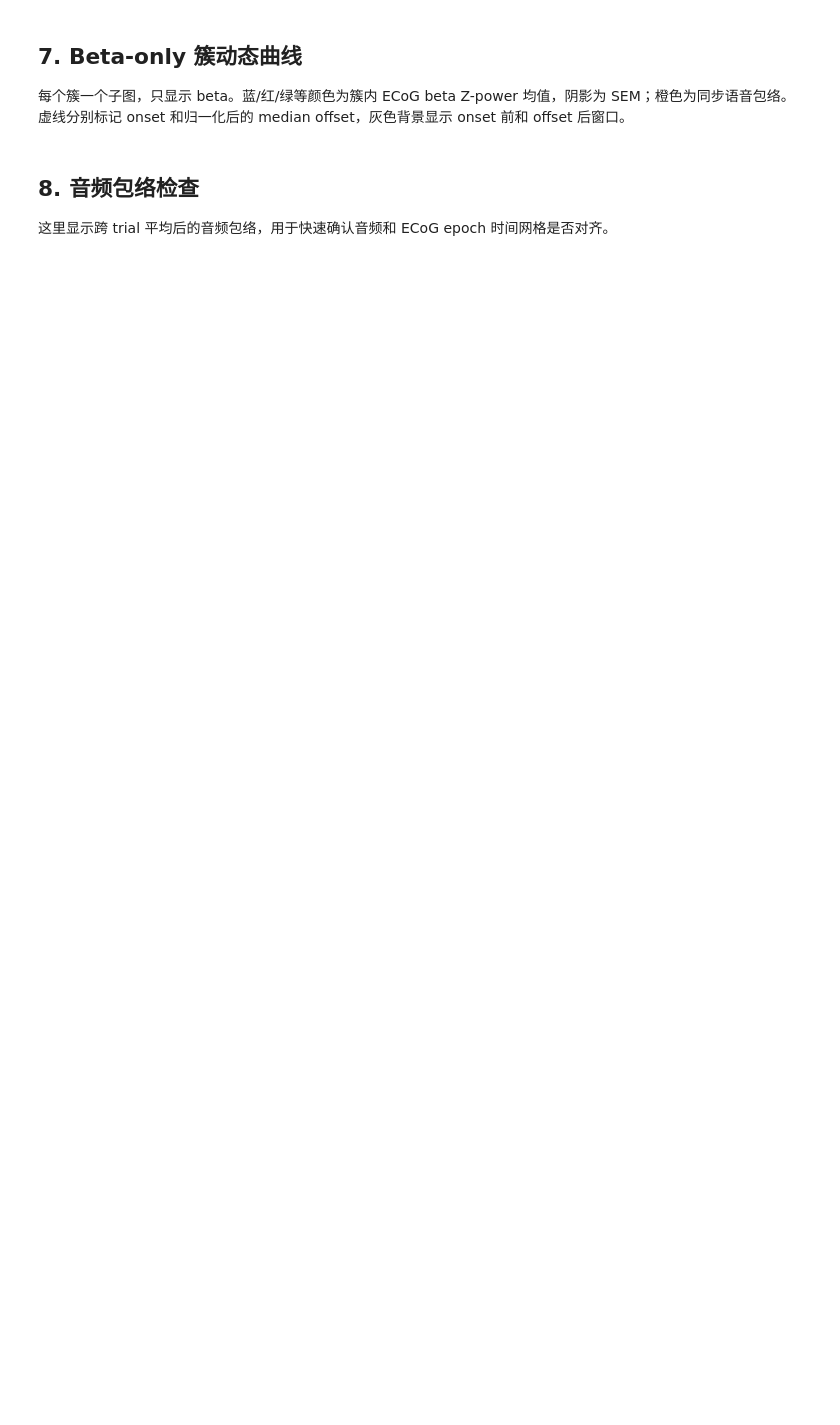
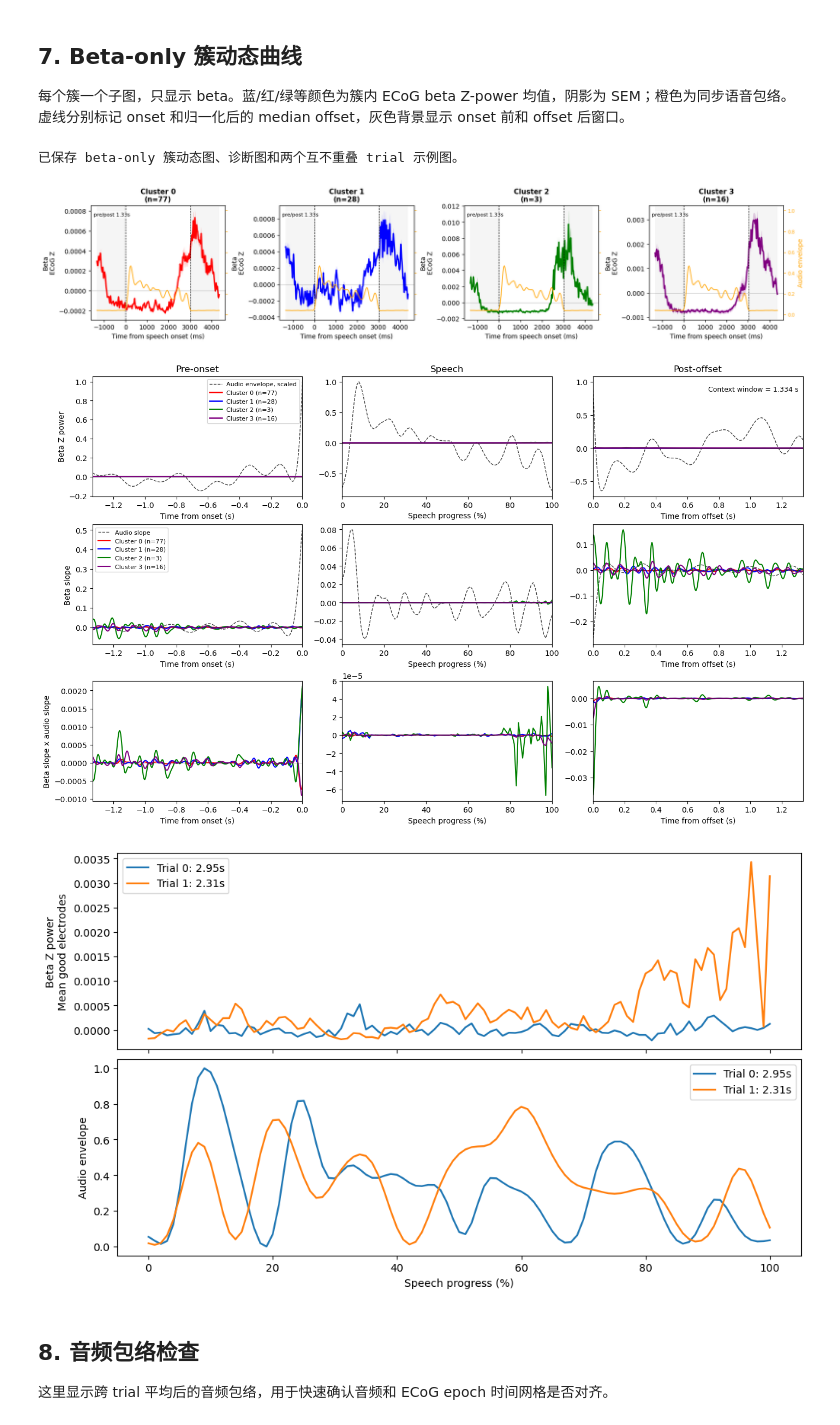
Before and after one commit to lirui1213/beta_cluster_pc, a Jupyter notebook: ECoG_3band_clustering_pipeline.ipynb, the cells around one changed output. Saved outputs shown, nothing was run; the diff lists cells and outputs as text; code cells hidden in the pictures; blank space fills up the shorter version.

```diff
--- a/ECoG_3band_clustering_pipeline.ipynb
+++ b/ECoG_3band_clustering_pipeline.ipynb
@@ -17,7 +17,7 @@ from pathlib import Path
 
 PROJECT_DIR = Path.cwd()
 if not (PROJECT_DIR / "audio_cross_3band_utils.py").is_file():
-    PROJECT_DIR = Path(r"E:\ECoG\Codex任务一\code\9.29test")
+    PROJECT_DIR = Path(r"I:\贝塔频带汇报-2026-10")
 
 os.environ.setdefault("_MNE_FAKE_HOME_DIR", str(PROJECT_DIR / ".mne-home"))
 os.environ.setdefault("MPLCONFIGDIR", str(PROJECT_DIR / ".mplconfig"))
@@ -49,6 +49,7 @@ from visualization import (
     plot_pca_clusters,
     plot_two_nonoverlapping_beta_trials,
     render_electrode_clusters,
+    render_selectable_electrode_class,
 )
 
 pd.set_option("display.max_columns", 30)
@@ -60,18 +63,20 @@ print(f"项目目录: {PROJECT_DIR}")
 
 通常只需要改这一格。`EVENT_SOURCE` 可以是包含 onset 和 offset 两列的 CSV/TSV/NPY，也可以只给 onset 数组并在 `OFFSET_SOURCE` 中提供 offset 数组。
 # %%
-WORKSPACE_ROOT = PROJECT_DIR.parent.parent
-SUBJECT_ID = "HS001"
-DATA_DIR = WORKSPACE_ROOT / "data" / SUBJECT_ID / "standardized"
+ECOG_DATA_ROOT = Path(r"I:\ECoG_data")
+SUBJECT_ID = "HS0015"
+BLOCK_ID = "B05"
+DATA_DIR = ECOG_DATA_ROOT / SUBJECT_ID / "blocks" / BLOCK_ID / "standardized"
+RECON_DIR = ECOG_DATA_ROOT / SUBJECT_ID / "recon"
 
-# HS001 数据路径。
+# HS0016 B03 数据路径。
 FIF_PATH = DATA_DIR / "ECoG" / "ecog_TEST_clean_car-raw.fif"
 EVENT_SOURCE = DATA_DIR / "events" / "onset.npy"
 OFFSET_SOURCE = DATA_DIR / "events" / "offset.npy"
 WAV_PATH = DATA_DIR / "audio" / "analog1.wav"
 
 # 输出目录。
-OUTPUT_DIR = PROJECT_DIR / "outputs" / SUBJECT_ID
+OUTPUT_DIR = PROJECT_DIR / "outputs" / SUBJECT_ID / BLOCK_ID
 
 # MNE picks。默认使用所有 data channels。
 PICKS = "data"
@@ -86,13 +91,13 @@ PRE_POST_WINDOW_SECONDS = None
 
 # 聚类特征权重：强调 beta 斜率和音频包络变化的交互，弱化能量高低。
 USE_BETA_PROGRESS_WEIGHTS = True
-SLOPE_AUDIO_WEIGHT = 5.0
-BETA_SLOPE_WEIGHT = 2.5
-ENERGY_LEVEL_WEIGHT = 2.5
+SLOPE_AUDIO_WEIGHT = 5
+BETA_SLOPE_WEIGHT = 5
+ENERGY_LEVEL_WEIGHT = 3
 
 # 聚类设置。
-FIRST_N_CLUSTERS = 6
-SECOND_N_CLUSTERS = 2
+FIRST_N_CLUSTERS = 10
+SECOND_N_CLUSTERS = 4
 RANDOM_STATE = 50
 
 # 第一轮后复审：可以直接在这里填写，也可以把 OPEN_REVIEW_WINDOW 设为 True 打开 Tk 窗口。
@@ -101,11 +106,13 @@ MANUAL_BADS: tuple[str, ...] = ()
 OPEN_REVIEW_WINDOW = True
 
 # 可选脑表面或三维电极显示。默认关闭。
-RUN_3D_RENDER = False
-ELECTRODE_CSV = Path(r"请替换为电极坐标.csv")
-SUBJECTS_DIR = None
-SUBJECT = None
+RUN_3D_RENDER = True
+ELECTRODE_CSV = RECON_DIR / "electrodes" / "electrodes.csv"
+SUBJECTS_DIR = ECOG_DATA_ROOT / SUBJECT_ID
+SUBJECT = "recon"
+REFERENCE_MRI = RECON_DIR / "mri" / "T1.mgz"
+HEMISPHERES = ("lh",)
 TUMOR_NIFTI = None
 
-OUTPUT_DIR.mkdir(exist_ok=True)
+OUTPUT_DIR.mkdir(parents=True, exist_ok=True)
 print(f"输出目录: {OUTPUT_DIR}")
@@ -290,24 +376,34 @@ display(second_assignments.head())
 
 每个簇一个子图，只显示 beta。蓝/红/绿等颜色为簇内 ECoG beta Z-power 均值，阴影为 SEM；橙色为同步语音包络。虚线分别标记 onset 和归一化后的 median offset，灰色背景显示 onset 前和 offset 后窗口。
 # %%
+# Cell 7 曲线显示平滑参数。数值越大越平滑；设为 0 可显示原始均值曲线。
+BETA_CURVE_SMOOTH_SIGMA_SECONDS = 0.001
+
 fig_grid, axes_grid = plot_beta_cluster_grid(
     beta_epochs,
     second_result.labels,
     max_columns=5,
+    sigma_seconds=BETA_CURVE_SMOOTH_SIGMA_SECONDS,
 )
 fig_grid.savefig(OUTPUT_DIR / "cluster_grid_beta_only.png", dpi=300, bbox_inches="tight")
 
 # 诊断图：包含 beta power、beta slope 和 beta slope x audio slope 三行，可按需查看。
 fig_progress, axes_progress = plot_beta_progress_cluster_dynamics(
     beta_epochs,
     second_result.labels,
+    sigma_seconds=BETA_CURVE_SMOOTH_SIGMA_SECONDS,
 )
 fig_progress.savefig(OUTPUT_DIR / "cluster_dynamics_beta_progress_diagnostic.png", dpi=300, bbox_inches="tight")
 
 fig_trials, axes_trials = plot_two_nonoverlapping_beta_trials(beta_epochs)
 fig_trials.savefig(OUTPUT_DIR / "two_nonoverlapping_trials_beta_progress.png", dpi=300, bbox_inches="tight")
 
 print("已保存 beta-only 簇动态图、诊断图和两个互不重叠 trial 示例图。")
+# %% [output]
+已保存 beta-only 簇动态图、诊断图和两个互不重叠 trial 示例图。
+[figure, added]
+[figure, added]
+[figure, added]
 # %% [markdown]
 ## 8. 音频包络检查
 
```
Also changed, not shown: parts of 11 cells of this notebook, 5 other files.
